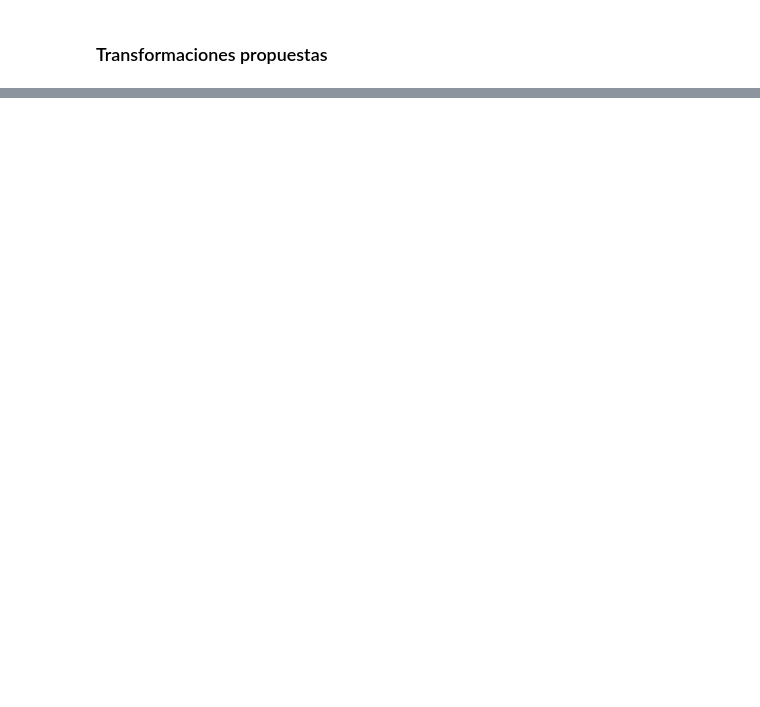
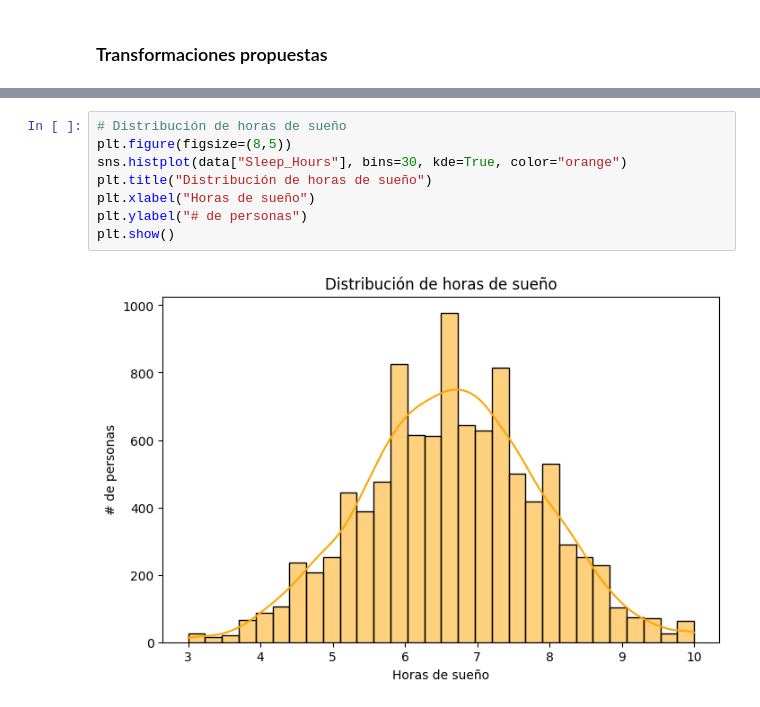
Before and after one commit to juanpablohernandez1/FundamentosDeProgramacion, a Jupyter notebook: TALLERES/Taller3/GlobalCoffeeHealth/GlobalCoffeeHealthEDA.ipynb, the cells around one changed output, grey strips where cells are left out. Cells and saved outputs as stored; diff of their text form; blank space fills up the shorter version.

```diff
--- a/TALLERES/Taller3/GlobalCoffeeHealth/GlobalCoffeeHealthEDA.ipynb
+++ b/TALLERES/Taller3/GlobalCoffeeHealth/GlobalCoffeeHealthEDA.ipynb
@@ -61,0 +173,10 @@ data.head()
+# %%
+# Distribución de horas de sueño
+plt.figure(figsize=(8,5))
+sns.histplot(data["Sleep_Hours"], bins=30, kde=True, color="orange")
+plt.title("Distribución de horas de sueño")
+plt.xlabel("Horas de sueño")
+plt.ylabel("# de personas")
+plt.show()
+# %% [output]
+[figure, added]
```
Also changed, not shown: parts of 39 cells of this notebook, 2 other files.
